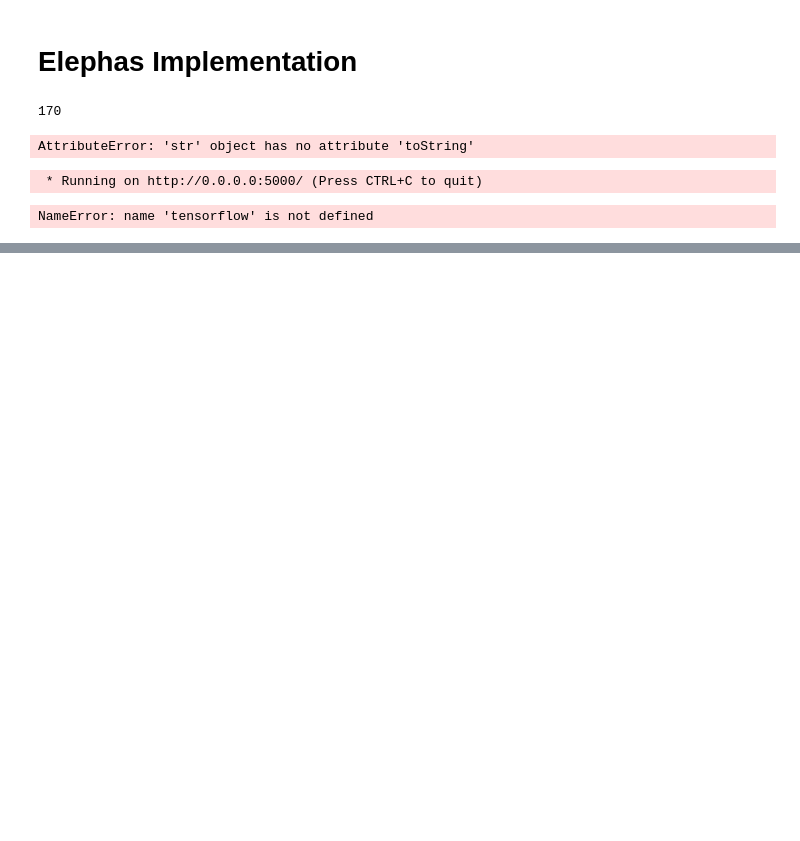
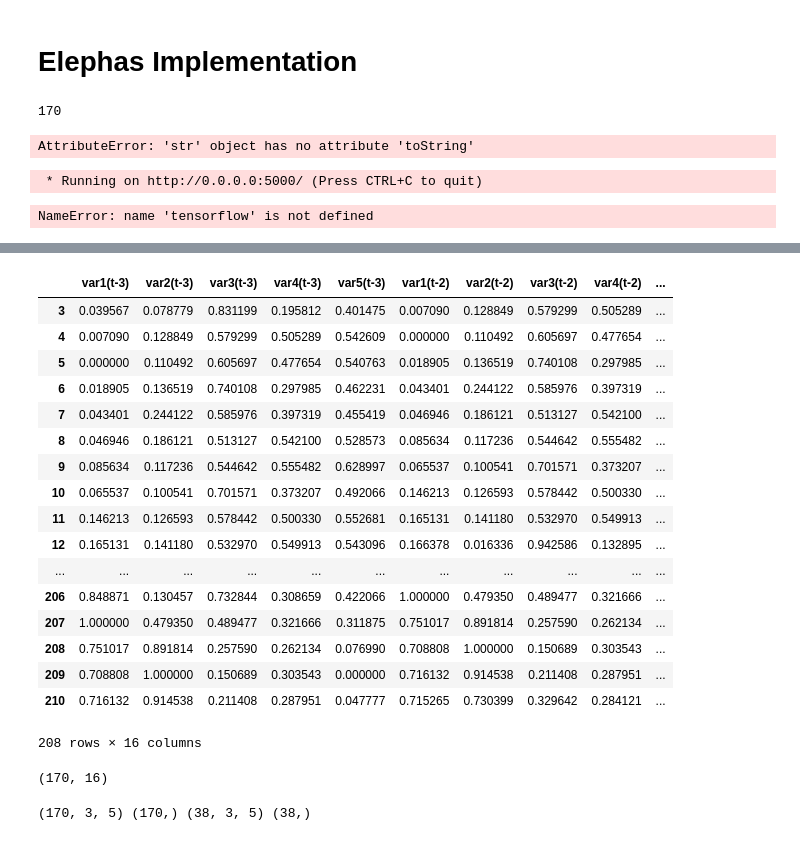
Before and after one commit to harishpuvvada/BitCoin-Value-Predictor, a Jupyter notebook: LSTM_TimeSeries.ipynb, the cells around one changed output, grey strips where cells are left out. Saved outputs shown, nothing was run; the diff lists cells and outputs as text; code cells hidden in the pictures; blank space fills up the shorter version.

```diff
--- a/LSTM_TimeSeries.ipynb
+++ b/LSTM_TimeSeries.ipynb
@@ -283,0 +403,30 @@ NameError: name 'tensorflow' is not defined
+# %%
+reframed = reframed.drop(reframed.columns[-4:], axis=1)
+reframed
+# %% [output]
+|  | var1(t-3) | var2(t-3) | var3(t-3) | var4(t-3) | var5(t-3) | var1(t-2) | var2(t-2) | var3(t-2) | var4(t-2) | ... |
+| 3 | 0.039567 | 0.078779 | 0.831199 | 0.195812 | 0.401475 | 0.007090 | 0.128849 | 0.579299 | 0.505289 | ... |
+| 4 | 0.007090 | 0.128849 | 0.579299 | 0.505289 | 0.542609 | 0.000000 | 0.110492 | 0.605697 | 0.477654 | ... |
+| 5 | 0.000000 | 0.110492 | 0.605697 | 0.477654 | 0.540763 | 0.018905 | 0.136519 | 0.740108 | 0.297985 | ... |
+| 6 | 0.018905 | 0.136519 | 0.740108 | 0.297985 | 0.462231 | 0.043401 | 0.244122 | 0.585976 | 0.397319 | ... |
+| 7 | 0.043401 | 0.244122 | 0.585976 | 0.397319 | 0.455419 | 0.046946 | 0.186121 | 0.513127 | 0.542100 | ... |
+| 8 | 0.046946 | 0.186121 | 0.513127 | 0.542100 | 0.528573 | 0.085634 | 0.117236 | 0.544642 | 0.555482 | ... |
+| 9 | 0.085634 | 0.117236 | 0.544642 | 0.555482 | 0.628997 | 0.065537 | 0.100541 | 0.701571 | 0.373207 | ... |
+| 10 | 0.065537 | 0.100541 | 0.701571 | 0.373207 | 0.492066 | 0.146213 | 0.126593 | 0.578442 | 0.500330 | ... |
+| 11 | 0.146213 | 0.126593 | 0.578442 | 0.500330 | 0.552681 | 0.165131 | 0.141180 | 0.532970 | 0.549913 | ... |
+| 12 | 0.165131 | 0.141180 | 0.532970 | 0.549913 | 0.543096 | 0.166378 | 0.016336 | 0.942586 | 0.132895 | ... |
+| ... | ... | ... | ... | ... | ... | ... | ... | ... | ... | ... |
+| 206 | 0.848871 | 0.130457 | 0.732844 | 0.308659 | 0.422066 | 1.000000 | 0.479350 | 0.489477 | 0.321666 | ... |
+| 207 | 1.000000 | 0.479350 | 0.489477 | 0.321666 | 0.311875 | 0.751017 | 0.891814 | 0.257590 | 0.262134 | ... |
+| 208 | 0.751017 | 0.891814 | 0.257590 | 0.262134 | 0.076990 | 0.708808 | 1.000000 | 0.150689 | 0.303543 | ... |
+| 209 | 0.708808 | 1.000000 | 0.150689 | 0.303543 | 0.000000 | 0.716132 | 0.914538 | 0.211408 | 0.287951 | ... |
+| 210 | 0.716132 | 0.914538 | 0.211408 | 0.287951 | 0.047777 | 0.715265 | 0.730399 | 0.329642 | 0.284121 | ... |
+208 rows × 16 columns
+# %%
+values = reframed.values
+n_train_hours = 170
+train = values[:n_train_hours, :]
+test = values[n_train_hours:, :]
+train.shape
+# %% [output]
+(170, 16)
@@ -283,0 +437,7 @@ NameError: name 'tensorflow' is not defined
+# %%
+# reshape input to be 3D [samples, timesteps, features]
+train_X = train_X.reshape((train_X.shape[0], n_hours, n_features))
+test_X = test_X.reshape((test_X.shape[0], n_hours, n_features))
+print(train_X.shape, train_y.shape, test_X.shape, test_y.shape)
+# %% [output]
+(170, 3, 5) (170,) (38, 3, 5) (38,)
```
Also changed, not shown: parts of 26 cells of this notebook, 2 other files.
